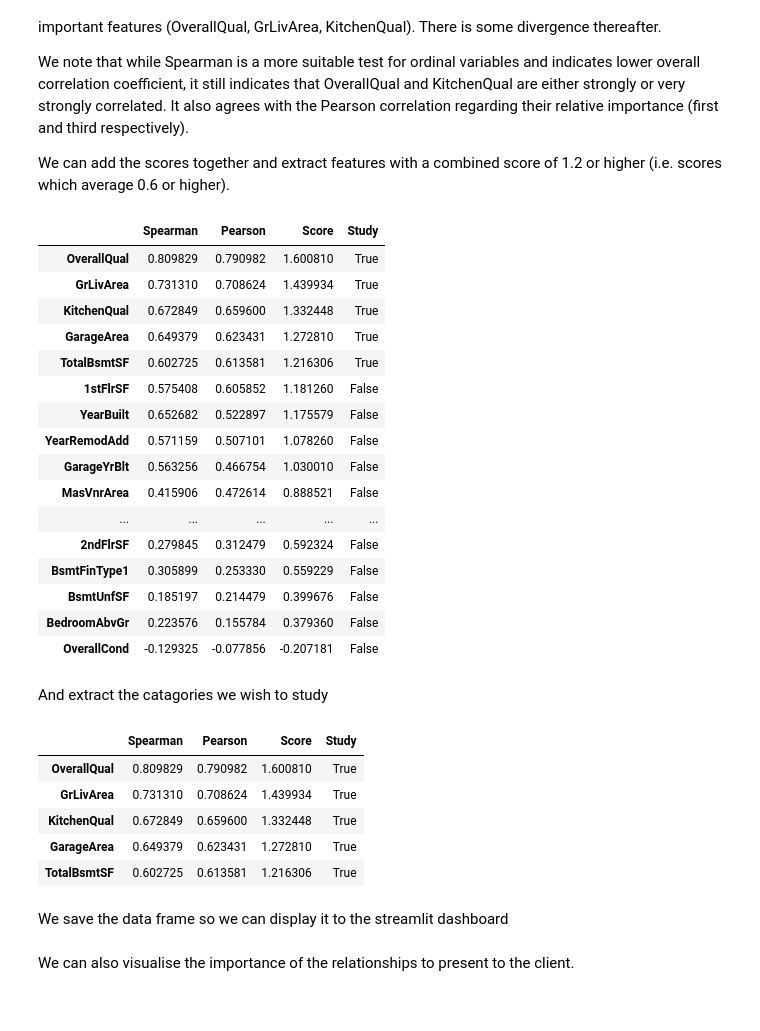
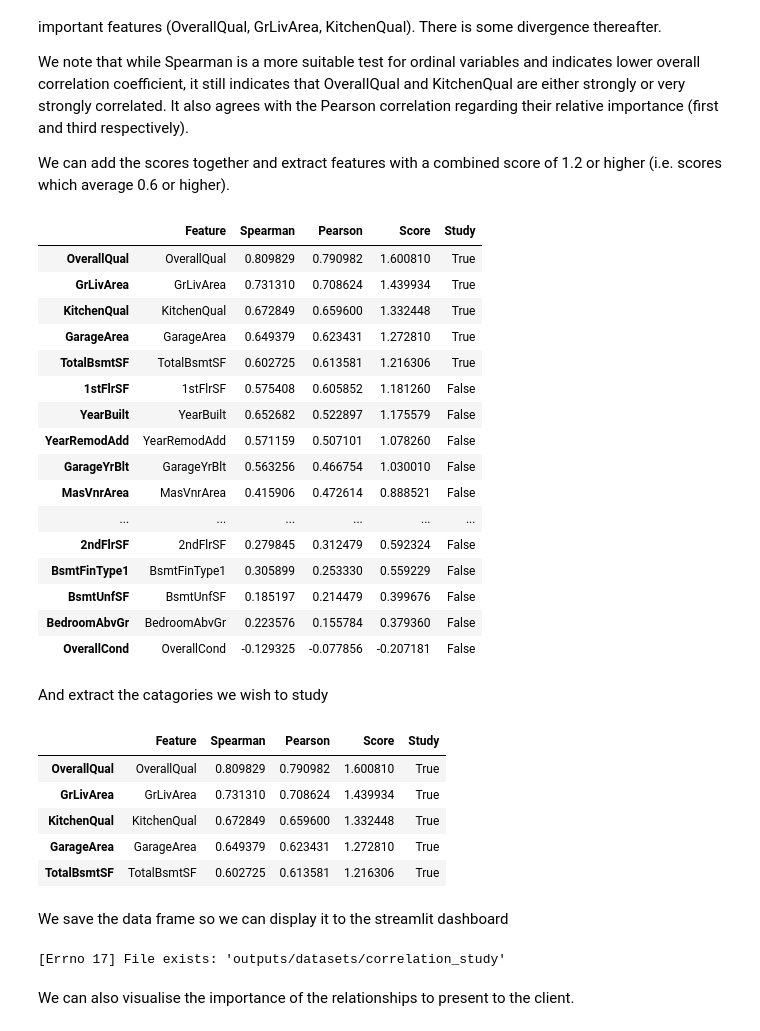
Before and after one commit to ewradcliffe/Heritage-Housing, a Jupyter notebook: jupyter_notebooks/05 - PriceCorrelationStudy.ipynb, the cells around one changed output. Cells and saved outputs as stored; diff of their text form; code cells hidden in the pictures.

Commit message:
Add Feature column to combined_correlation & DF output.

```diff
--- a/jupyter_notebooks/05 - PriceCorrelationStudy.ipynb
+++ b/jupyter_notebooks/05 - PriceCorrelationStudy.ipynb
@@ -196,46 +196,47 @@ We can add the scores together and extract features with a combined score of 1.2
 # %%
 combined_correlation = corr_pearson + corr_spearman
 study_further = 1.2
 
 combined_correlation = {
+    'Feature': combined_correlation.index,
     'Spearman': corr_spearman,
     'Pearson': corr_pearson,
     'Score': combined_correlation.sort_values(ascending=False),
     'Study': combined_correlation.sort_values(ascending=False) >= study_further
 }
 
 combined_correlation_df = pd.DataFrame.from_dict(combined_correlation)#.query(f'Study == True')
 combined_correlation_df.sort_values(by = 'Score', ascending = False)
 # %% [output]
-|  | Spearman | Pearson | Score | Study |
-| OverallQual | 0.809829 | 0.790982 | 1.600810 | True |
-| GrLivArea | 0.731310 | 0.708624 | 1.439934 | True |
-| KitchenQual | 0.672849 | 0.659600 | 1.332448 | True |
-| GarageArea | 0.649379 | 0.623431 | 1.272810 | True |
-| TotalBsmtSF | 0.602725 | 0.613581 | 1.216306 | True |
-| 1stFlrSF | 0.575408 | 0.605852 | 1.181260 | False |
-| YearBuilt | 0.652682 | 0.522897 | 1.175579 | False |
-| YearRemodAdd | 0.571159 | 0.507101 | 1.078260 | False |
-| GarageYrBlt | 0.563256 | 0.466754 | 1.030010 | False |
-| MasVnrArea | 0.415906 | 0.472614 | 0.888521 | False |
-| ... | ... | ... | ... | ... |
-| 2ndFlrSF | 0.279845 | 0.312479 | 0.592324 | False |
-| BsmtFinType1 | 0.305899 | 0.253330 | 0.559229 | False |
-| BsmtUnfSF | 0.185197 | 0.214479 | 0.399676 | False |
-| BedroomAbvGr | 0.223576 | 0.155784 | 0.379360 | False |
-| OverallCond | -0.129325 | -0.077856 | -0.207181 | False |
+|  | Feature | Spearman | Pearson | Score | Study |
+| OverallQual | OverallQual | 0.809829 | 0.790982 | 1.600810 | True |
+| GrLivArea | GrLivArea | 0.731310 | 0.708624 | 1.439934 | True |
+| KitchenQual | KitchenQual | 0.672849 | 0.659600 | 1.332448 | True |
+| GarageArea | GarageArea | 0.649379 | 0.623431 | 1.272810 | True |
+| TotalBsmtSF | TotalBsmtSF | 0.602725 | 0.613581 | 1.216306 | True |
+| 1stFlrSF | 1stFlrSF | 0.575408 | 0.605852 | 1.181260 | False |
+| YearBuilt | YearBuilt | 0.652682 | 0.522897 | 1.175579 | False |
+| YearRemodAdd | YearRemodAdd | 0.571159 | 0.507101 | 1.078260 | False |
+| GarageYrBlt | GarageYrBlt | 0.563256 | 0.466754 | 1.030010 | False |
+| MasVnrArea | MasVnrArea | 0.415906 | 0.472614 | 0.888521 | False |
+| ... | ... | ... | ... | ... | ... |
+| 2ndFlrSF | 2ndFlrSF | 0.279845 | 0.312479 | 0.592324 | False |
+| BsmtFinType1 | BsmtFinType1 | 0.305899 | 0.253330 | 0.559229 | False |
+| BsmtUnfSF | BsmtUnfSF | 0.185197 | 0.214479 | 0.399676 | False |
+| BedroomAbvGr | BedroomAbvGr | 0.223576 | 0.155784 | 0.379360 | False |
+| OverallCond | OverallCond | -0.129325 | -0.077856 | -0.207181 | False |
 # %% [markdown]
 And extract the catagories we wish to study
 # %%
 categories_to_study_df = pd.DataFrame.from_dict(combined_correlation).query(f'Study == True')
 categories_to_study_df.sort_values(by = 'Score', ascending = False)
 # %% [output]
-|  | Spearman | Pearson | Score | Study |
-| OverallQual | 0.809829 | 0.790982 | 1.600810 | True |
-| GrLivArea | 0.731310 | 0.708624 | 1.439934 | True |
-| KitchenQual | 0.672849 | 0.659600 | 1.332448 | True |
-| GarageArea | 0.649379 | 0.623431 | 1.272810 | True |
-| TotalBsmtSF | 0.602725 | 0.613581 | 1.216306 | True |
+|  | Feature | Spearman | Pearson | Score | Study |
+| OverallQual | OverallQual | 0.809829 | 0.790982 | 1.600810 | True |
+| GrLivArea | GrLivArea | 0.731310 | 0.708624 | 1.439934 | True |
+| KitchenQual | KitchenQual | 0.672849 | 0.659600 | 1.332448 | True |
+| GarageArea | GarageArea | 0.649379 | 0.623431 | 1.272810 | True |
+| TotalBsmtSF | TotalBsmtSF | 0.602725 | 0.613581 | 1.216306 | True |
 # %% [markdown]
 We save the data frame so we can display it to the streamlit dashboard
 # %%
@@ -247,6 +248,8 @@ except Exception as e:
 
 categories_to_study_df.to_csv(f"outputs/datasets/correlation_study/categories_to_study_df.csv",index=False)
 combined_correlation_df.to_csv(f"outputs/datasets/correlation_study/combined_correlation_df.csv",index=False)
+# %% [output]
+[Errno 17] File exists: 'outputs/datasets/correlation_study'
 # %% [markdown]
 We can also visualise the importance of the relationships to present to the client.
 # %%
```
Also changed, not shown: parts of 1 cell of this notebook, 2 other files.
